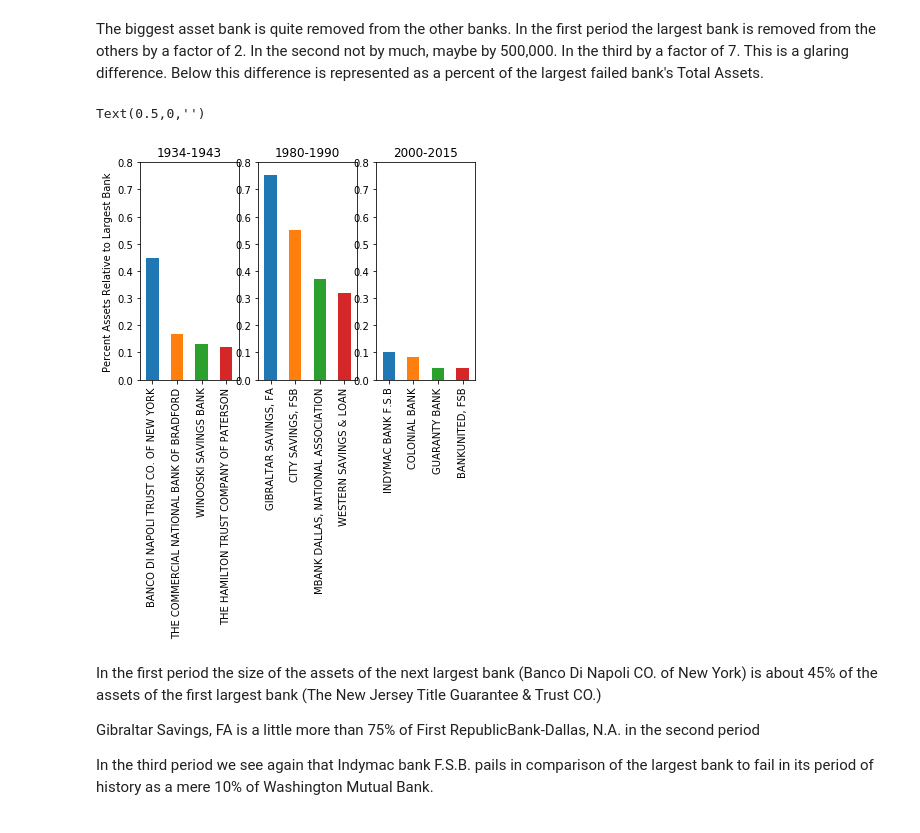
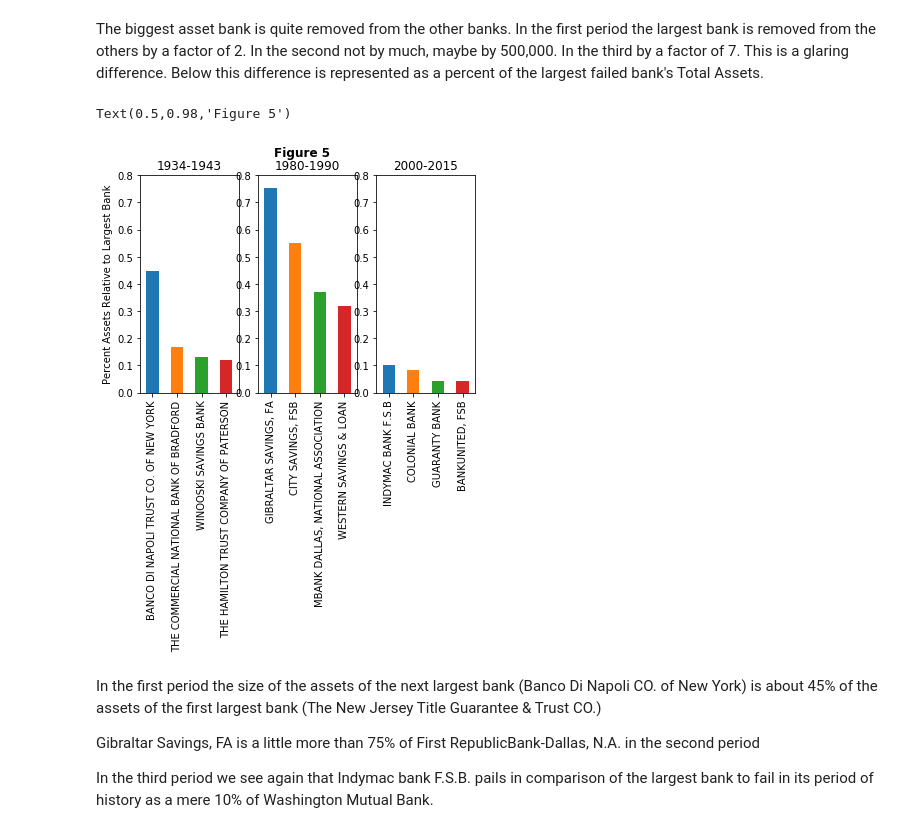
Before and after one commit to bar10009/Thinkful-Capstone-, a Jupyter notebook: Capstone Project 2018 (1).ipynb, the cells around one changed output. Cells and saved outputs as stored; diff of their text form; code cells hidden in the pictures.

```diff
--- a/Capstone Project 2018 (1).ipynb
+++ b/Capstone Project 2018 (1).ipynb
@@ -296,35 +287,37 @@ year_range_2 = range(1980, 1990)
 year_range_3 = range(2000, 2015)
 banks_1 = banks_inflation[banks_inflation['Failure Year'].isin(year_range_1)].sort_values('Total Assets (2015)', ascending=False).head(5)
 #banks_1 = banks_inflation[banks_inflation['Failure Year'].isin(year_range_1)].sort_values('Total Assets (2015)', ascending=False).iloc[1:5]
 banks_1['total_assets_normalized']=banks_1['Total Assets (2015)']/banks_1['Total Assets (2015)'].iloc[0]
 banks_1 = banks_1.iloc[1:5]
 
 banks_2 = banks_inflation[banks_inflation['Failure Year'].isin(year_range_2)].sort_values('Total Assets (2015)', ascending=False).head(5)
 #banks_2 = banks_inflation[banks_inflation['Failure Year'].isin(year_range_2)].sort_values('Total Assets (2015)', ascending=False).iloc[1:5]
 banks_2['total_assets_normalized']=banks_2['Total Assets (2015)']/banks_2['Total Assets (2015)'].iloc[0]
 banks_2 = banks_2.iloc[1:5]
 
 
 banks_3 = banks_inflation[banks_inflation['Failure Year'].isin(year_range_3)].sort_values('Total Assets (2015)', ascending=False).head(5)
 #banks_3 = banks_inflation[banks_inflation['Failure Year'].isin(year_range_3)].sort_values('Total Assets (2015)', ascending=False).iloc[1:5]
 banks_3['total_assets_normalized']=banks_3['Total Assets (2015)']/banks_3['Total Assets (2015)'].iloc[0]
 banks_3 = banks_3.iloc[1:5]
 
 fig, axes = plt.subplots(nrows=1, ncols=3)
 banks_1.plot.bar(x='Institution Name', y='total_assets_normalized', ax=axes[0],legend=False, ylim=(0,.8),title='1934-1943')
 
 banks_2.plot.bar(x='Institution Name', y='total_assets_normalized', ax=axes[1],legend=False, ylim=(0,.8),title='1980-1990')
 
 
 banks_3.plot.bar(x='Institution Name', y='total_assets_normalized', ax=axes[2],legend=False, ylim=(0,.8),title='2000-2015')
 
 axes[0].set_xlabel("")
 axes[0].set_ylabel("Percent Assets Relative to Largest Bank")
 axes[1].set_xlabel("")
 axes[2].set_xlabel("")
+
+fig.suptitle('Figure 5', fontsize=12, fontweight='bold')
 # %% [output]
-Text(0.5,0,'')
+Text(0.5,0.98,'Figure 5')
-[figure, old version]
+[figure, new version]
 # %% [markdown]
 In the first period the size of the assets of the next largest bank (Banco Di Napoli CO. of New York) is about 45% of the assets of the first largest bank (The New Jersey Title Guarantee & Trust CO.)
 
```
Also changed, not shown: parts of 10 cells of this notebook.
